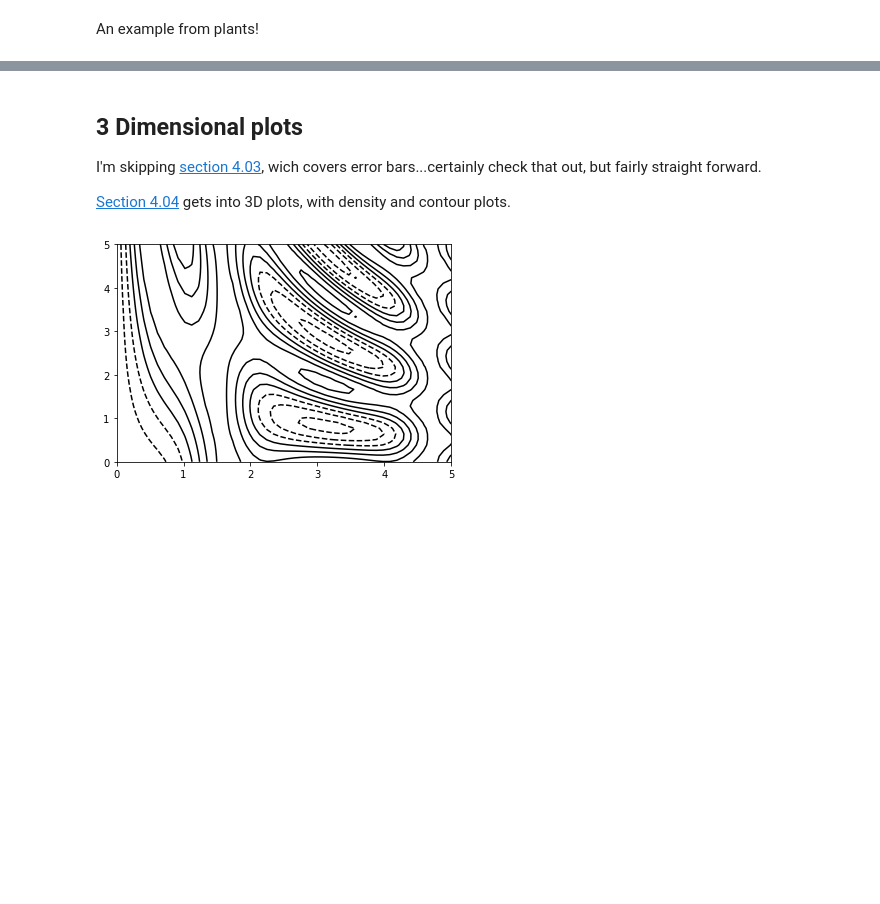
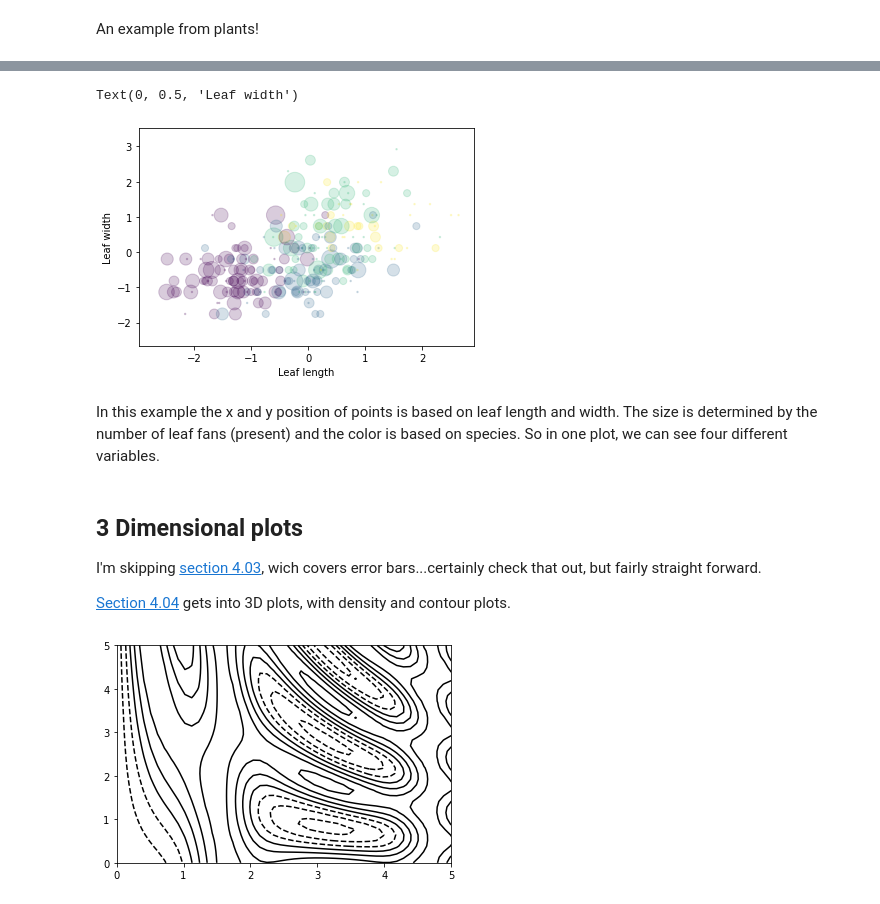
Before and after one commit to comptoolsres/Jupyter_content, a Jupyter notebook: Data_visualization.ipynb, the cells around one changed output, grey strips where cells are left out. Drawn from its saved outputs; the diff is of its cells as text; code cells hidden in the pictures; blank space fills up the shorter version.

```diff
--- a/Data_visualization.ipynb
+++ b/Data_visualization.ipynb
@@ -153,0 +138,5 @@ From [Section 4.02 of Python Data Science Handbook](https://jakevdp.github.io/Py
+# %%
+import pandas as pd
+
+df=pd.read_csv('/blue/bsc4452/share/Class_Files/data/Iris/Iris.data.txt', sep="\t")
+df.head()
@@ -154,3 +150,16 @@ From [Section 4.02 of Python Data Science Handbook](https://jakevdp.github.io/Py
+# %%
+colors = {'I.mariae':1, 'I.petrana':2,
+          'I.atropurpurea':3, 'I.atrofusca':4}
+
+plt.scatter(df['leaf.length'], df['width'], alpha=0.2,
+            s=100*df['fans'], c=df['species'].apply(lambda x: colors[x]), cmap='viridis')
+plt.xlabel('Leaf length')
+plt.ylabel('Leaf width')
+# %% [output]
+Text(0, 0.5, 'Leaf width')
+[figure, added]
+# %% [markdown]
+In this example the x and y position of points is based on leaf length and width. The size is determined by the number of leaf fans (present) and the color is based on species. So in one plot, we can see four different variables.
 # %% [markdown]
 ## 3 Dimensional plots
 
```
Also changed, not shown: parts of 10 cells of this notebook.
